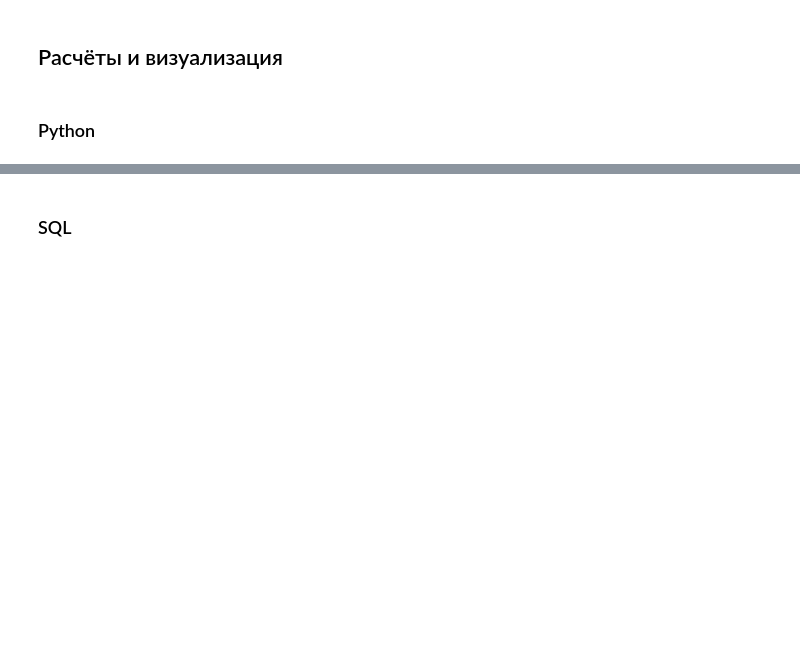
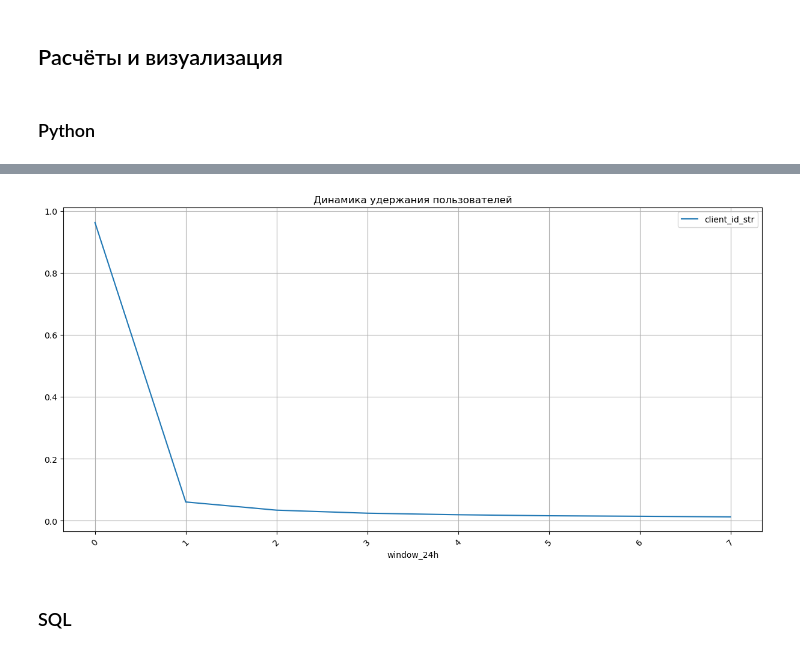
Before and after one commit to niksmns/test_work, a Jupyter notebook: test_retention_by_24_hours_window/junior_product_analyst_test.ipynb, the cells around one changed output, grey strips where cells are left out. Saved outputs shown, nothing was run; the diff lists cells and outputs as text; code cells hidden in the pictures; blank space fills up the shorter version.

```diff
--- a/test_retention_by_24_hours_window/junior_product_analyst_test.ipynb
+++ b/test_retention_by_24_hours_window/junior_product_analyst_test.ipynb
@@ -265,0 +263,31 @@ plt.show()
+# %%
+# функция расчёта simple retention by 24 hours window
+def get_retention(
+    profiles, sessions, days):
+
+    # собираем «сырые» данные для расчёта удержания
+    result_raw = (
+        installs.merge(events[['client_id_str', 'event_datetime', 'event_name_lcstr', 'region_geo_lcstr']], on='client_id_str', how='left')
+    )
+
+    # рассчитываем лаймтайм 24 часового окна
+    result_raw['window_24h'] = (
+        ((result_raw['event_datetime'] - result_raw['install_time']).dt.total_seconds() / (3600*24))
+        .apply(np.floor)
+        .astype(int))
+
+    # создаем сводную таблицу удержания пользователей
+    result_grouped = result_raw.groupby('window_24h').agg({'client_id_str': 'nunique'})
+
+    # исключаем все лайфтаймы, превышающие горизонт анализа
+    result_grouped = result_grouped[:days]
+
+    # рассчитываем retention rate
+    result_grouped = result_grouped.div(result_raw['client_id_str'].nunique(), axis=0)
+
+
+    # возвращаем таблицу удержания и сырые данные
+    # сырые данные пригодятся, если нужно будет отыскать ошибку в расчётах
+    return result_raw, result_grouped
+# %%
+retention_raw, retention = get_retention(installs, events, 8)
@@ -266,3 +307,11 @@ plt.show()
+# %%
+# строим график динамики удержания пользователей
+retention.plot(grid=True, figsize=(15, 7))
+plt.title('Динамика удержания пользователей')
+plt.xticks(rotation=45)
+plt.show()
+# %% [output]
+[figure, added]
 # %% [markdown]
 ### SQL
 # %%
```
Also changed, not shown: parts of 9 cells of this notebook.
